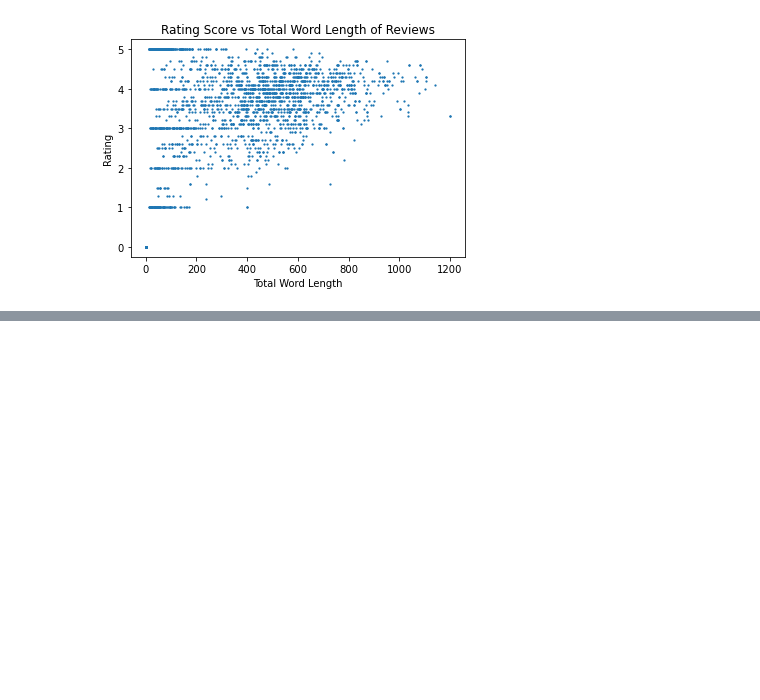
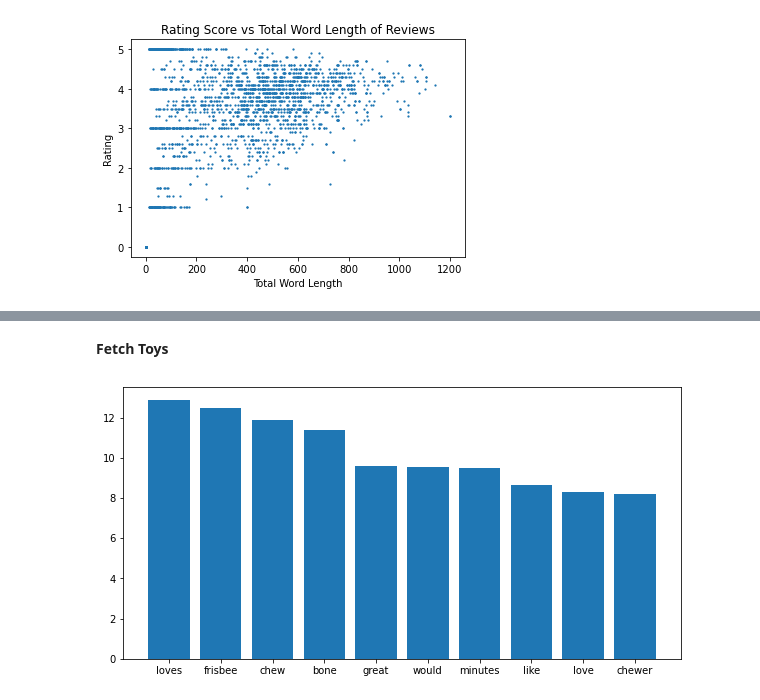
Before and after one commit to haleytaft/capstone, a Jupyter notebook: data-cleaning-eda.ipynb, the cells around one changed output, grey strips where cells are left out. Saved outputs shown, nothing was run; the diff lists cells and outputs as text; code cells hidden in the pictures; blank space fills up the shorter version.

```diff
--- a/data-cleaning-eda.ipynb
+++ b/data-cleaning-eda.ipynb
@@ -526,0 +581,26 @@ plt.ylabel("Rating");
+# %% [markdown]
+**Fetch Toys**
+# %%
+fetch_reviews_df = df['reviews'][df['cat'] == 'fetch toys']
+fetch_reviews_df = pd.DataFrame(fetch_reviews_df)
+fetch_reviews_df
+
+# creating the vectorized words dataframe
+fetch_vector_df = pd.DataFrame(tvec_stopwords.fit_transform(fetch_reviews_df['reviews']).toarray(),
+                  columns=tvec_stopwords.get_feature_names())
+# chew_vector_df
+
+# get count of top-occurring words in chew toys
+top_stopwords_tf = {}
+for i in fetch_vector_df.columns:
+    top_stopwords_tf[i] =  fetch_vector_df[i].sum()
+
+# top_words to dataframe sorted by highest occurance
+most_stopfreq_tf = pd.DataFrame(sorted(top_stopwords_tf.items(), key = lambda x: x[1], reverse = True))
+
+plt.figure(figsize = (10, 5))
+
+# visualize top 10 words
+plt.bar(most_stopfreq_tf[0][:10], most_stopfreq_tf[1][:10]);
+# %% [output]
+[figure, added]
```
Also changed, not shown: parts of 18 cells of this notebook.
